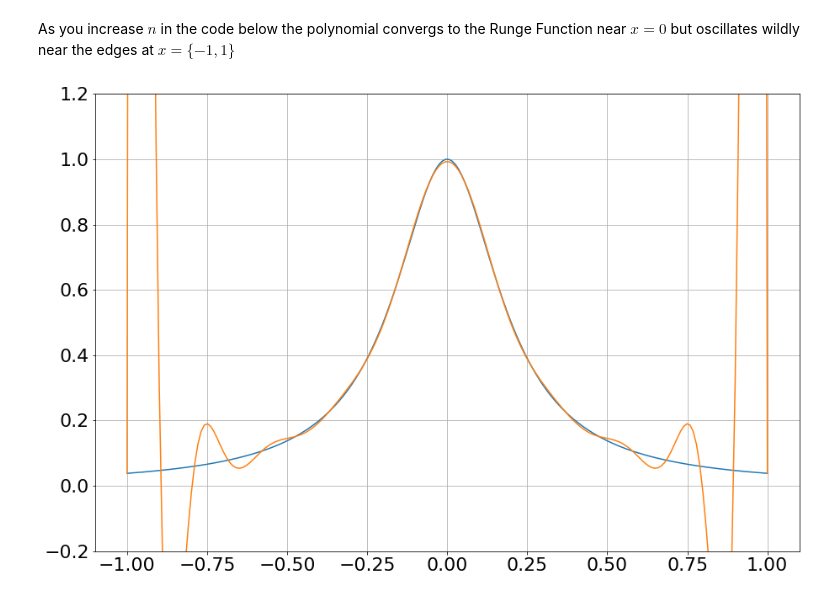
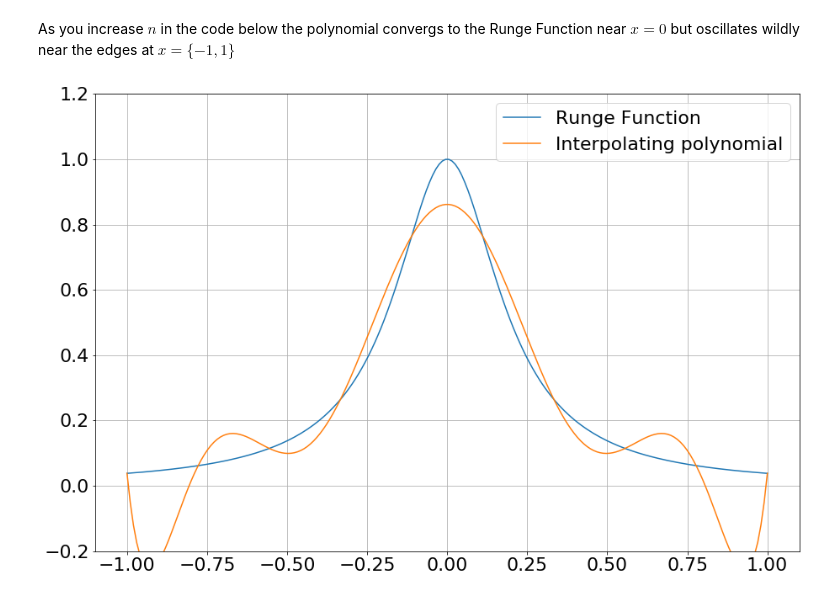
Before and after one commit to nielsw2/ACM20030-Examples, a Jupyter notebook: Interpolation/InterpolationWithPolynomials.ipynb, the cells around one changed output. Drawn from its saved outputs; the diff is of its cells as text; code cells hidden in the pictures.

```diff
--- a/Interpolation/InterpolationWithPolynomials.ipynb
+++ b/Interpolation/InterpolationWithPolynomials.ipynb
@@ -143,16 +143,17 @@ As you increase $n$ in the code below the polynomial convergs to the Runge Funct
 # %%
 x = np.linspace(-1,1,200)
 y = RungeFunction(x)
 
-n = 20
+n = 10
 xn = np.linspace(-1,1,n)
 yn = RungeFunction(xn)
 
 pn = LagrangePoly(x, np.column_stack((xn, yn)) )
 
 plt.grid(True)
 plt.plot(x,y)
 plt.ylim([-0.2,1.2])
 plt.plot(x,pn);
+plt.legend(['Runge Function', 'Interpolating polynomial']);
 # %% [output]
-[figure, old version]
+[figure, new version]
```
Also changed, not shown: parts of 3 cells of this notebook, 1 other file.
